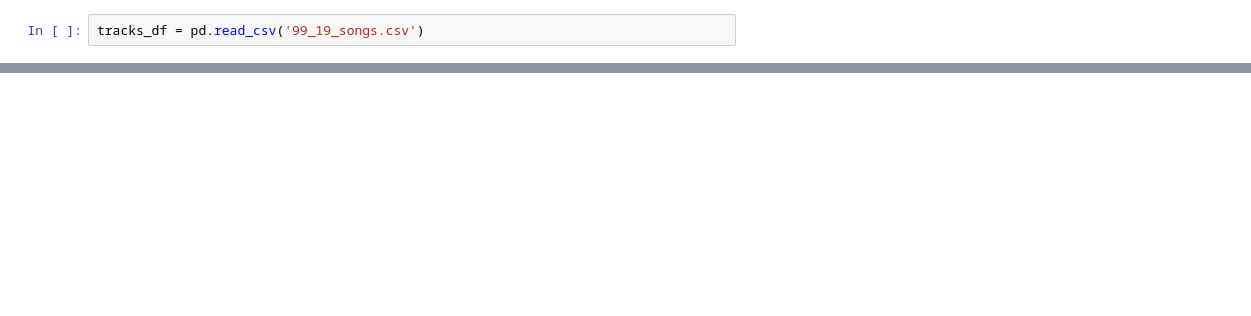
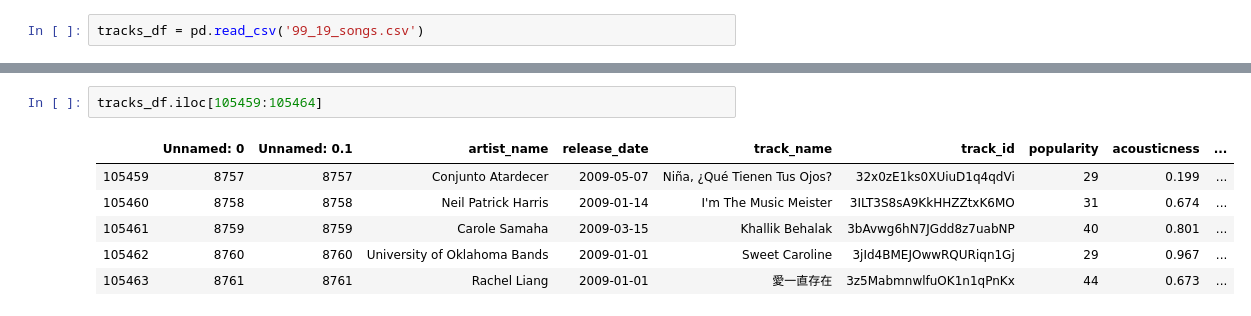
Before and after one commit to fsarraf/Mod4_Project, a Jupyter notebook: Untitled.ipynb, the cells around one changed output, grey strips where cells are left out. Cells and saved outputs as stored; diff of their text form; blank space fills up the shorter version.

```diff
--- a/Untitled.ipynb
+++ b/Untitled.ipynb
@@ -27,0 +173,9 @@ tracks_df.head(20)
+# %%
+tracks_df.iloc[105459:105464]
+# %% [output]
+|  | Unnamed: 0 | Unnamed: 0.1 | artist_name | release_date | track_name | track_id | popularity | acousticness | ... |
+| 105459 | 8757 | 8757 | Conjunto Atardecer | 2009-05-07 | Niña, ¿Qué Tienen Tus Ojos? | 32x0zE1ks0XUiuD1q4qdVi | 29 | 0.199 | ... |
+| 105460 | 8758 | 8758 | Neil Patrick Harris | 2009-01-14 | I'm The Music Meister | 3ILT3S8sA9KkHHZZtxK6MO | 31 | 0.674 | ... |
+| 105461 | 8759 | 8759 | Carole Samaha | 2009-03-15 | Khallik Behalak | 3bAvwg6hN7JGdd8z7uabNP | 40 | 0.801 | ... |
+| 105462 | 8760 | 8760 | University of Oklahoma Bands | 2009-01-01 | Sweet Caroline | 3jId4BMEJOwwRQURiqn1Gj | 29 | 0.967 | ... |
+| 105463 | 8761 | 8761 | Rachel Liang | 2009-01-01 | 愛一直存在 | 3z5MabmnwlfuOK1n1qPnKx | 44 | 0.673 | ... |
```
Also changed, not shown: parts of 32 cells of this notebook, 8 other files.
